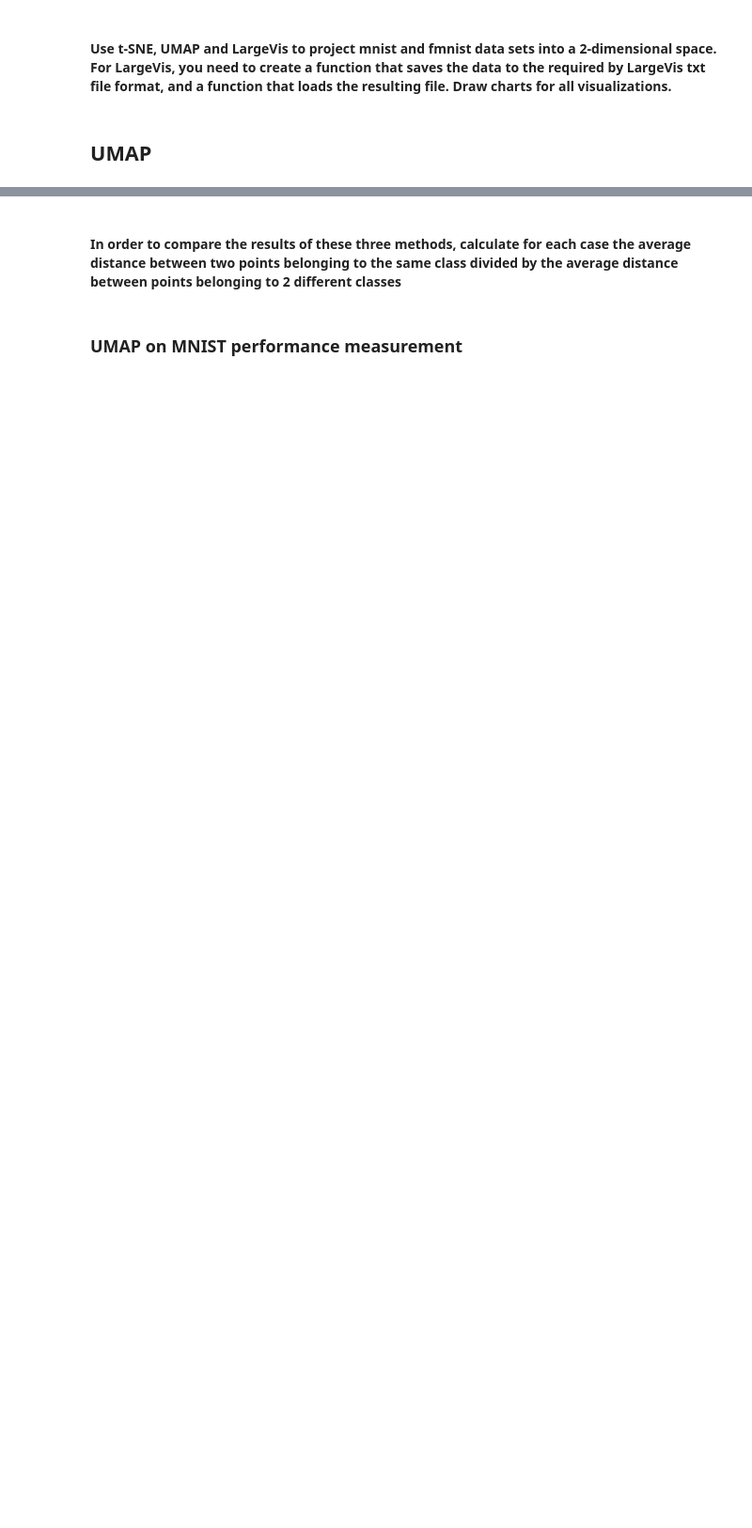
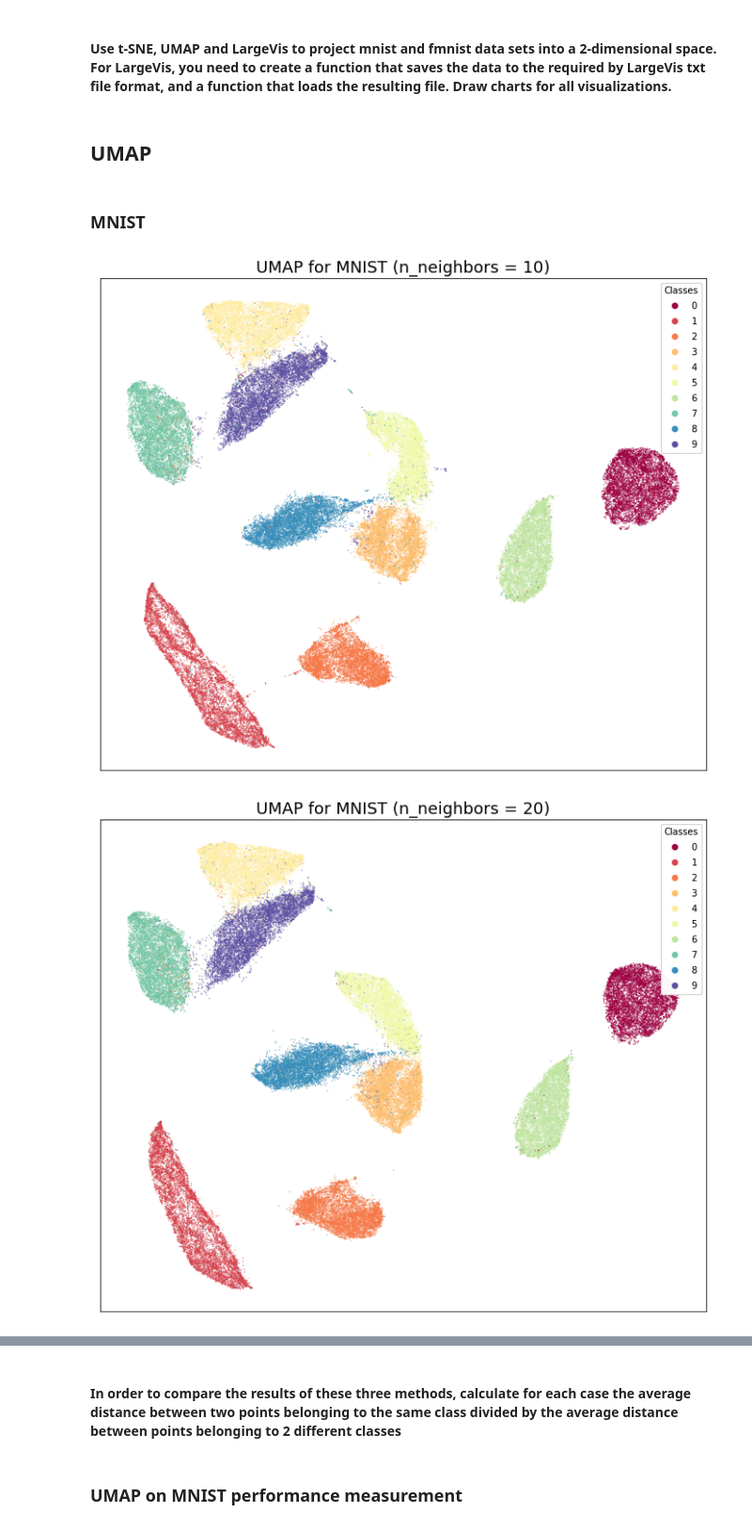
Before and after one commit to Vergenter/DataEmbeddingandVisualization, a Jupyter notebook: umap_largevis.ipynb, the cells around one changed output, grey strips where cells are left out. Shown at 94% size. Drawn from its saved outputs; the diff is of its cells as text; code cells hidden in the pictures; blank space fills up the shorter version.

```diff
--- a/umap_largevis.ipynb
+++ b/umap_largevis.ipynb
@@ -74,3 +78,15 @@ def umap_vis(embedding, target, title, custom_labels=None):
     plt.xticks([])
     plt.yticks([])
     plt.show()
+# %% [markdown]
+### MNIST
+# %%
+n_neighbors = [10, 20, 40]
+
+for n in n_neighbors:
+    reducer = umap.UMAP(random_state=42, n_neighbors=n)
+    embedding = reducer.fit_transform(mnist.data)
+    umap_vis(embedding, mnist.target, f'MNIST (n_neighbors = {n})')
+# %% [output]
+[figure, added]
+[figure, added]
```
Also changed, not shown: parts of 33 cells of this notebook.
